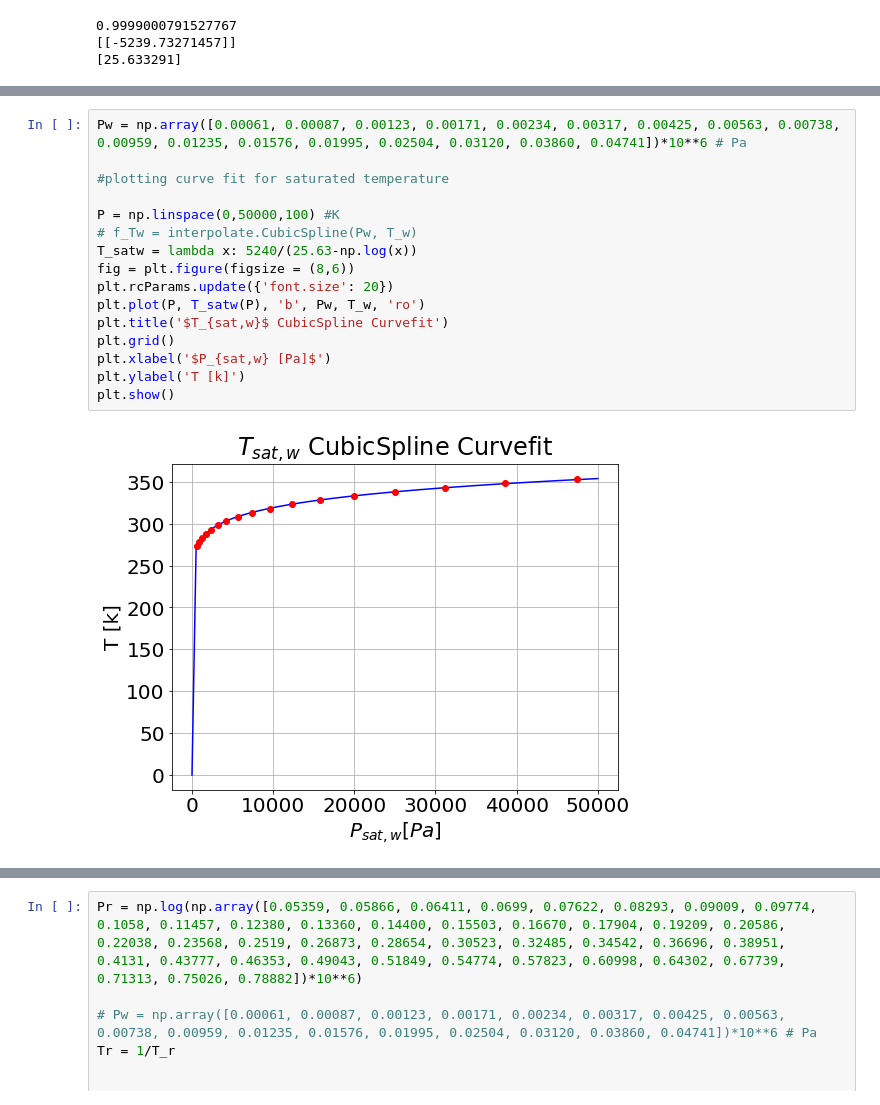
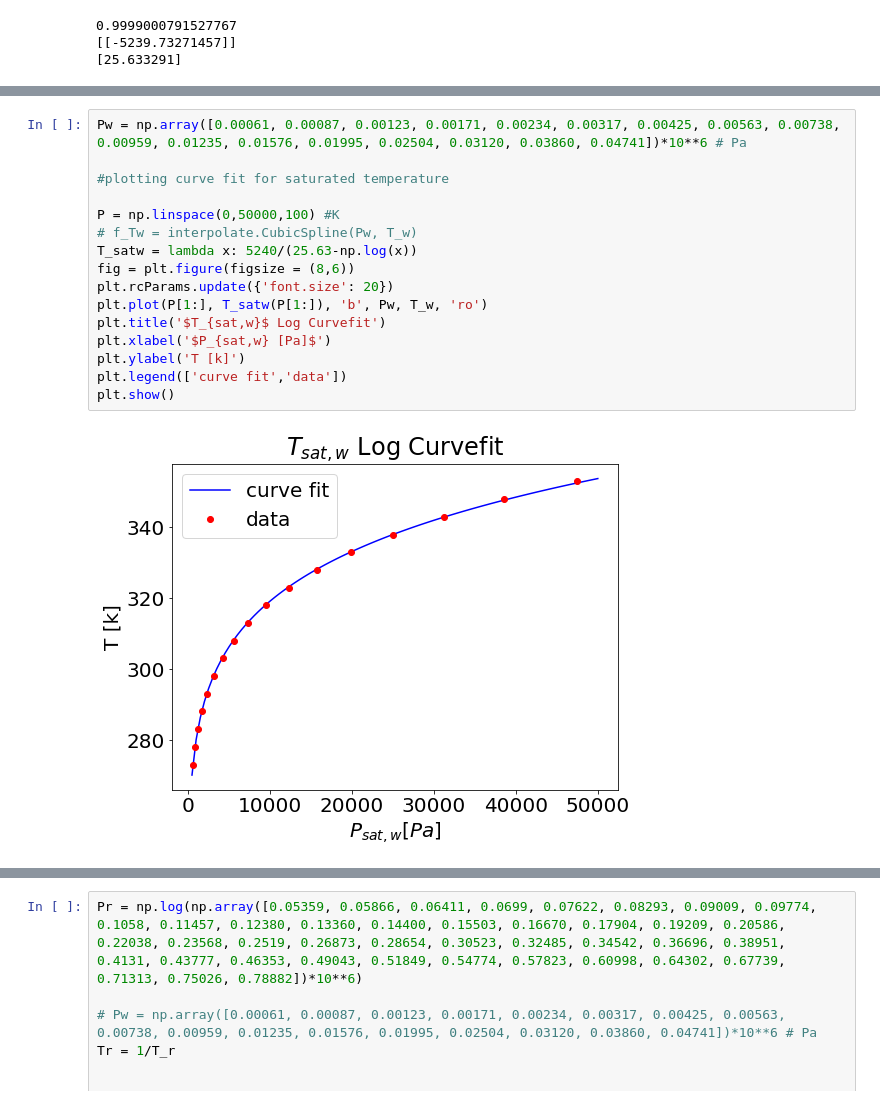
Before and after one commit to unjike/Heat-Transfer-and-Phase-Change, a Jupyter notebook: Project_2.ipynb, the cells around one changed output, grey strips where cells are left out. Saved outputs shown, nothing was run; the diff lists cells and outputs as text.

```diff
--- a/Project_2.ipynb
+++ b/Project_2.ipynb
@@ -164,21 +164,21 @@ Text(0, 0.5, '$P_{sat,w} [Pa]$')
 # %%
 Pw = np.array([0.00061, 0.00087, 0.00123, 0.00171, 0.00234, 0.00317, 0.00425, 0.00563, 0.00738, 0.00959, 0.01235, 0.01576, 0.01995, 0.02504, 0.03120, 0.03860, 0.04741])*10**6 # Pa
 
 #plotting curve fit for saturated temperature
 
 P = np.linspace(0,50000,100) #K
 # f_Tw = interpolate.CubicSpline(Pw, T_w)
 T_satw = lambda x: 5240/(25.63-np.log(x))
 fig = plt.figure(figsize = (8,6))
 plt.rcParams.update({'font.size': 20})
-plt.plot(P, T_satw(P), 'b', Pw, T_w, 'ro')
-plt.title('$T_{sat,w}$ CubicSpline Curvefit')
-plt.grid()
+plt.plot(P[1:], T_satw(P[1:]), 'b', Pw, T_w, 'ro')
+plt.title('$T_{sat,w}$ Log Curvefit')
 plt.xlabel('$P_{sat,w} [Pa]$')
 plt.ylabel('T [k]')
+plt.legend(['curve fit','data'])
 plt.show()
 # %% [output]
-[figure, old version]
+[figure, new version]
 # %%
 #plotting curve fit for saturated surface tension water liquid
 sigma_w = np.array([75.65, 74.94, 74.22, 73.49, 72.74, 71.97, 71.19, 70.40, 69.60, 68.78, 67.94, 67.10, 66.24, 65.37, 64.48, 63.58, 62.67]) * 10**-3 #J/Kg
```
Also changed, not shown: parts of 28 cells of this notebook.
